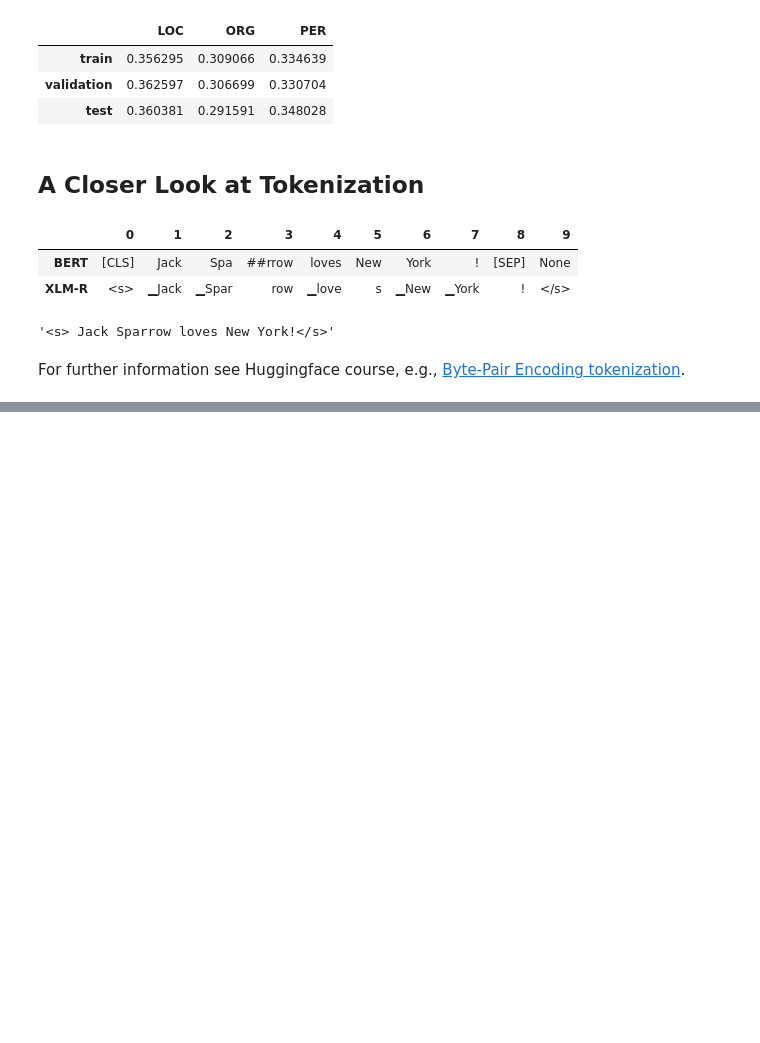
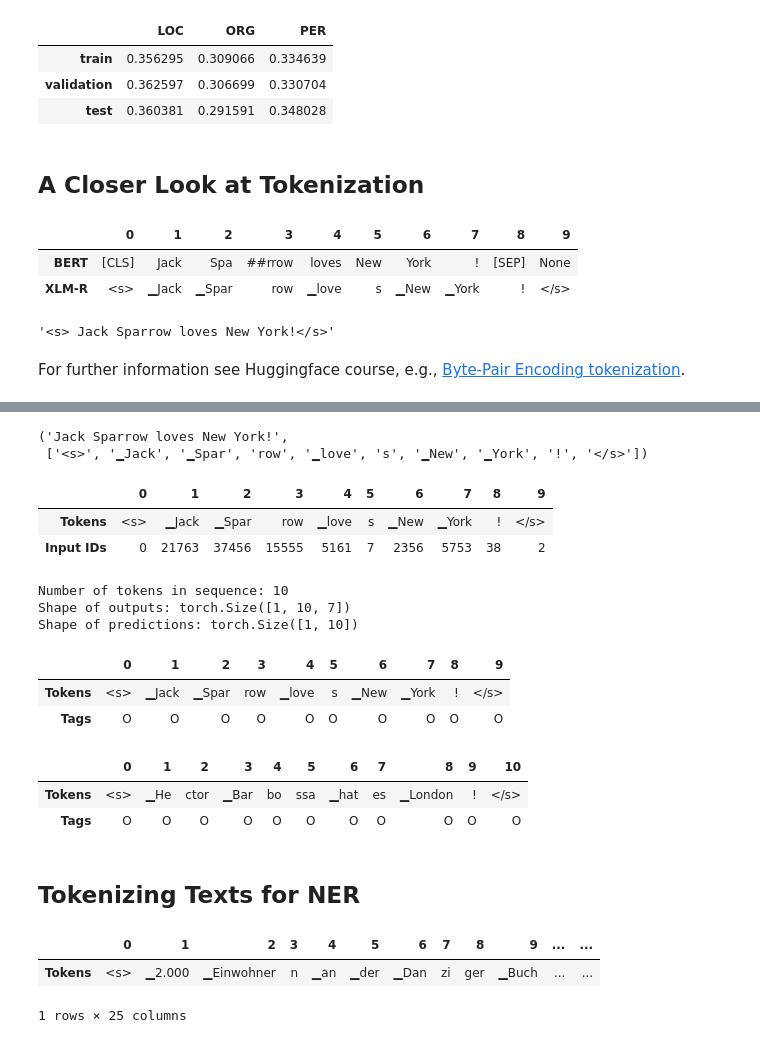
Before and after one commit to tmoroder/nlp-with-transformers, a Jupyter notebook: 04-multilingual_named_entity_recognition.ipynb, the cells around one changed output, grey strips where cells are left out. Cells and saved outputs as stored; diff of their text form; code cells hidden in the pictures; blank space fills up the shorter version.

```diff
--- a/04-multilingual_named_entity_recognition.ipynb
+++ b/04-multilingual_named_entity_recognition.ipynb
@@ -198,0 +325,55 @@ For further information see Huggingface course, e.g., [Byte-Pair Encoding tokeni
+# %%
+text, xlmr_tokens
+# %% [output]
+('Jack Sparrow loves New York!',
+ ['<s>', '▁Jack', '▁Spar', 'row', '▁love', 's', '▁New', '▁York', '!', '</s>'])
+# %%
+input_ids = xlmr_tokenizer.encode(text, return_tensors="pt")
+pd.DataFrame(
+    [xlmr_tokens, input_ids[0].numpy()], index=["Tokens", "Input IDs"]
+)
+# %% [output]
+|  | 0 | 1 | 2 | 3 | 4 | 5 | 6 | 7 | 8 | 9 |
+| Tokens | <s> | ▁Jack | ▁Spar | row | ▁love | s | ▁New | ▁York | ! | </s> |
+| Input IDs | 0 | 21763 | 37456 | 15555 | 5161 | 7 | 2356 | 5753 | 38 | 2 |
+# %%
+outputs = xlmr_model(input_ids.to(device)).logits
+predictions = torch.argmax(outputs, dim=-1)
+print(f"Number of tokens in sequence: {len(xlmr_tokens)}")
+print(f"Shape of outputs: {outputs.shape}")
+print(f"Shape of predictions: {predictions.shape}")
+# %% [output]
+Number of tokens in sequence: 10
+Shape of outputs: torch.Size([1, 10, 7])
+Shape of predictions: torch.Size([1, 10])
+# %%
+preds = [tags.names[p] for p in predictions[0].cpu().numpy()]
+pd.DataFrame([xlmr_tokens, preds], index=["Tokens", "Tags"])
+# %% [output]
+|  | 0 | 1 | 2 | 3 | 4 | 5 | 6 | 7 | 8 | 9 |
+| Tokens | <s> | ▁Jack | ▁Spar | row | ▁love | s | ▁New | ▁York | ! | </s> |
+| Tags | O | O | O | O | O | O | O | O | O | O |
+# %%
+def tag_text(text, tags, model, tokenizer):
+    # Get tokens with special characters
+    tokens = tokenizer(text).tokens()
+    # Encode the sequence into IDs
+    input_ids = tokenizer(text, return_tensors="pt").input_ids.to(device)
+    # Get predictions as distribution over possible classes
+    outputs = model(input_ids)[0]
+    # Take argmax to get most likely class per token
+    predictions = torch.argmax(outputs, dim=2)
+    # Convert to DataFrame
+    preds = [tags.names[p] for p in predictions[0].cpu().numpy()]
+    return pd.DataFrame([tokens, preds], index=["Tokens", "Tags"])
+# %%
+tag_text(
+    "Hector Barbossa hates London!",
+    tags=tags, model=xlmr_model, tokenizer=xlmr_tokenizer
+)
+# %% [output]
+|  | 0 | 1 | 2 | 3 | 4 | 5 | 6 | 7 | 8 | 9 | 10 |
+| Tokens | <s> | ▁He | ctor | ▁Bar | bo | ssa | ▁hat | es | ▁London | ! | </s> |
+| Tags | O | O | O | O | O | O | O | O | O | O | O |
+# %% [markdown]
+## Tokenizing Texts for NER
@@ -198,0 +382,8 @@ For further information see Huggingface course, e.g., [Byte-Pair Encoding tokeni
+# %%
+tokenized_input = xlmr_tokenizer(de_example["tokens"], is_split_into_words=True)
+tokens = xlmr_tokenizer.convert_ids_to_tokens(tokenized_input["input_ids"])
+pd.DataFrame([tokens], index=["Tokens"])
+# %% [output]
+|  | 0 | 1 | 2 | 3 | 4 | 5 | 6 | 7 | 8 | 9 | ... | ... |
+| Tokens | <s> | ▁2.000 | ▁Einwohner | n | ▁an | ▁der | ▁Dan | zi | ger | ▁Buch | ... | ... |
+1 rows × 25 columns
```
Also changed, not shown: parts of 43 cells of this notebook.
